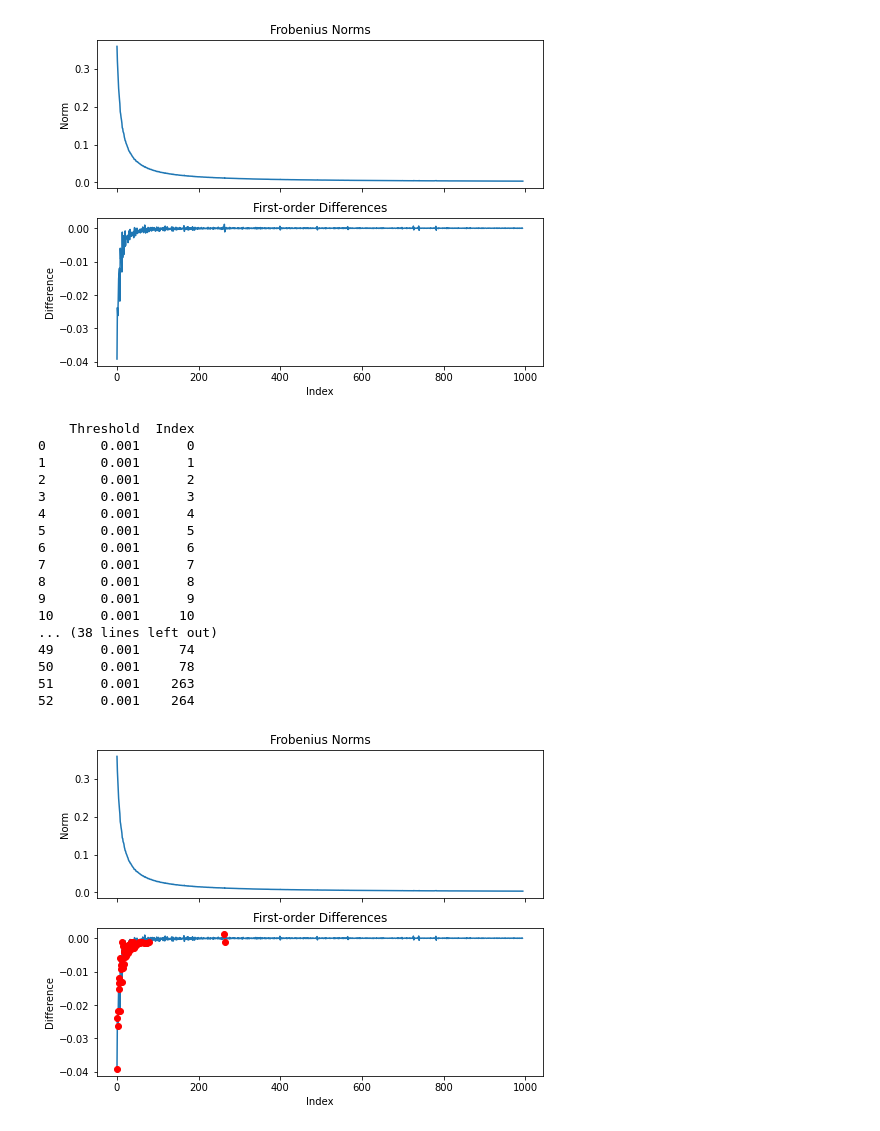
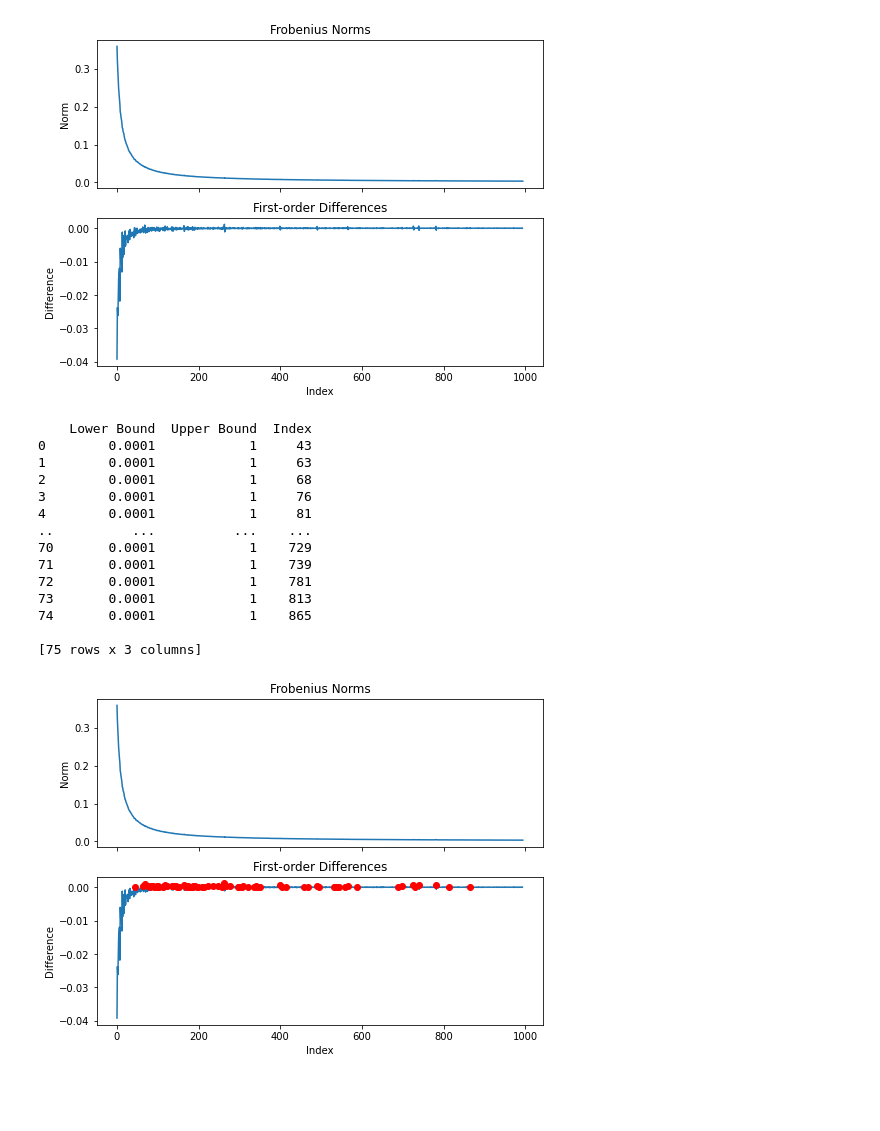
Before and after one commit to Kennethm-spec/Exploring-the-Limits-of-Lazy-Training-in-Neural-Networks, a Jupyter notebook: Loop_pytorch.ipynb, the cells around one changed output. Drawn from its saved outputs; the diff is of its cells as text; code cells hidden in the pictures; blank space fills up the shorter version.

Commit message:
found the correct result plots and key values

```diff
--- a/Loop_pytorch.ipynb
+++ b/Loop_pytorch.ipynb
@@ -297,41 +373,47 @@ plt.show()
 # %%
 import pandas as pd
 
-threshold = 0.001
-idx = np.where(np.abs(diffs) > threshold)[0]
+
+lower_bound = 0.0001
+upper_bound = 1
+idx = np.where((diffs > lower_bound) & (diffs < upper_bound))[0]
 
 # Create a table of threshold values and corresponding indices
-df = pd.DataFrame({'Threshold': threshold, 'Index': idx})
+df = pd.DataFrame({'Lower Bound': lower_bound,
+                  'Upper Bound': upper_bound, 'Index': idx})
+
+# threshold = 0.001
+# idx = np.where(np.abs(diffs) > threshold)[0]
+
+# # Create a table of threshold values and corresponding indices
+# df = pd.DataFrame({'Threshold': threshold, 'Index': idx})
 
 # Print the table
 print(df)
 # Plot the norms and differences
 fig, ax = plt.subplots(2, 1, figsize=(8, 6), sharex=True)
 ax[0].plot(norms)
 ax[0].set_ylabel('Norm')
 ax[0].set_title('Frobenius Norms')
 ax[1].plot(diffs)
 ax[1].plot(idx, diffs[idx], 'ro')
 ax[1].set_ylabel('Difference')
 ax[1].set_xlabel('Index')
 ax[1].set_title('First-order Differences')
 plt.show()
 # %% [output]
-    Threshold  Index
-0       0.001      0
-1       0.001      1
-2       0.001      2
-3       0.001      3
-4       0.001      4
-5       0.001      5
-6       0.001      6
-7       0.001      7
-8       0.001      8
-9       0.001      9
-10      0.001     10
-... (38 lines left out)
-49      0.001     74
-50      0.001     78
-51      0.001    263
-52      0.001    264
+    Lower Bound  Upper Bound  Index
+0        0.0001            1     43
+1        0.0001            1     63
+2        0.0001            1     68
+3        0.0001            1     76
+4        0.0001            1     81
+..          ...          ...    ...
+70       0.0001            1    729
+71       0.0001            1    739
+72       0.0001            1    781
+73       0.0001            1    813
+74       0.0001            1    865
+
+[75 rows x 3 columns]
-[figure, old version]
+[figure, new version]
```
Also changed, not shown: parts of 4 cells of this notebook.
